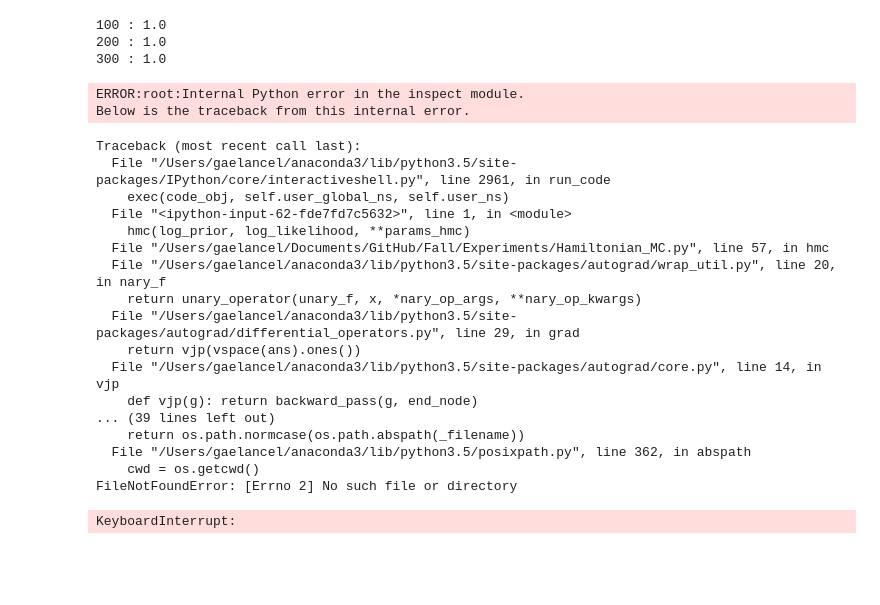
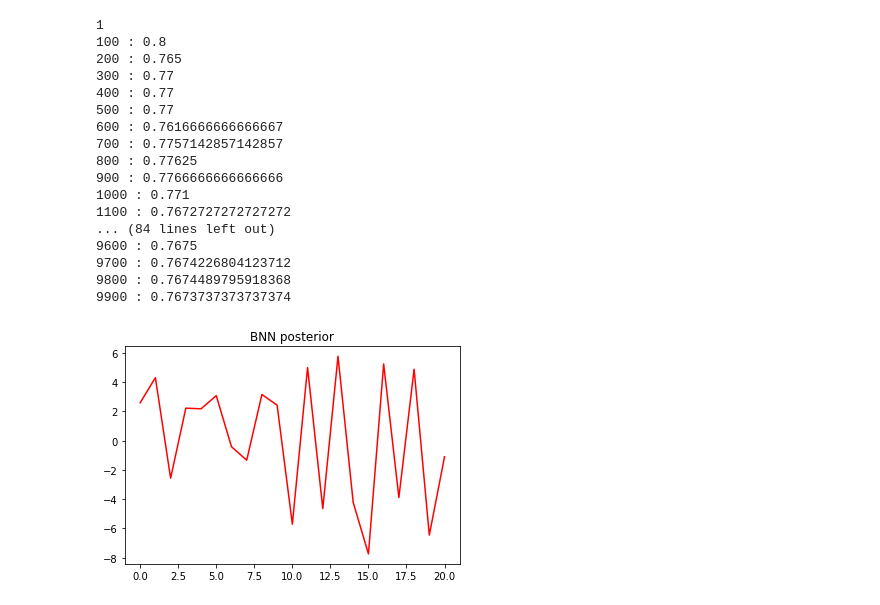
Before and after one commit to DavidAssaraf106/NLM, a Jupyter notebook: Experiments/Test.ipynb, the cells around one changed output. Drawn from its saved outputs; the diff is of its cells as text; code cells hidden in the pictures; blank space fills up the shorter version.

```diff
--- a/Experiments/Test.ipynb
+++ b/Experiments/Test.ipynb
@@ -155,28 +138,29 @@ def log_likelihood(W):
     exponential = -0.5 * sigma_y**-2 * np.sum((y.reshape((1, 1, D_bayes)) - nn.forward(W, x.T))**2, axis=2).flatten()
     return constant + exponential
 # %%
-hmc(log_prior, log_likelihood, **params_hmc)
+q=hmc(log_prior, log_likelihood, **params_hmc)
 # %% [output]
-100 : 1.0
-200 : 1.0
-300 : 1.0
+1
+100 : 0.8
+200 : 0.765
+300 : 0.77
+400 : 0.77
+500 : 0.77
+600 : 0.7616666666666667
+700 : 0.7757142857142857
+800 : 0.77625
+900 : 0.7766666666666666
+1000 : 0.771
+1100 : 0.7672727272727272
+... (84 lines left out)
+9600 : 0.7675
+9700 : 0.7674226804123712
+9800 : 0.7674489795918368
+9900 : 0.7673737373737374
-ERROR:root:Internal Python error in the inspect module.
-Below is the traceback from this internal error.
-Traceback (most recent call last):
-  File "/Users/gaelancel/anaconda3/lib/python3.5/site-packages/IPython/core/interactiveshell.py", line 2961, in run_code
-    exec(code_obj, self.user_global_ns, self.user_ns)
-  File "<ipython-input-62-fde7fd7c5632>", line 1, in <module>
-    hmc(log_prior, log_likelihood, **params_hmc)
-  File "/Users/gaelancel/Documents/GitHub/Fall/Experiments/Hamiltonian_MC.py", line 57, in hmc
-  File "/Users/gaelancel/anaconda3/lib/python3.5/site-packages/autograd/wrap_util.py", line 20, in nary_f
-    return unary_operator(unary_f, x, *nary_op_args, **nary_op_kwargs)
-  File "/Users/gaelancel/anaconda3/lib/python3.5/site-packages/autograd/differential_operators.py", line 29, in grad
-    return vjp(vspace(ans).ones())
-  File "/Users/gaelancel/anaconda3/lib/python3.5/site-packages/autograd/core.py", line 14, in vjp
-    def vjp(g): return backward_pass(g, end_node)
-... (39 lines left out)
-    return os.path.normcase(os.path.abspath(_filename))
-  File "/Users/gaelancel/anaconda3/lib/python3.5/posixpath.py", line 362, in abspath
-    cwd = os.getcwd()
-FileNotFoundError: [Errno 2] No such file or directory
-KeyboardInterrupt:
+# %%
+q_=np.asarray(q[0])
+plt.plot(range(len(q[0])),q[0], color='r')
+plt.title('BNN posterior')
+plt.show()
+# %% [output]
+[figure, added]
```
Also changed, not shown: parts of 2 cells of this notebook.
